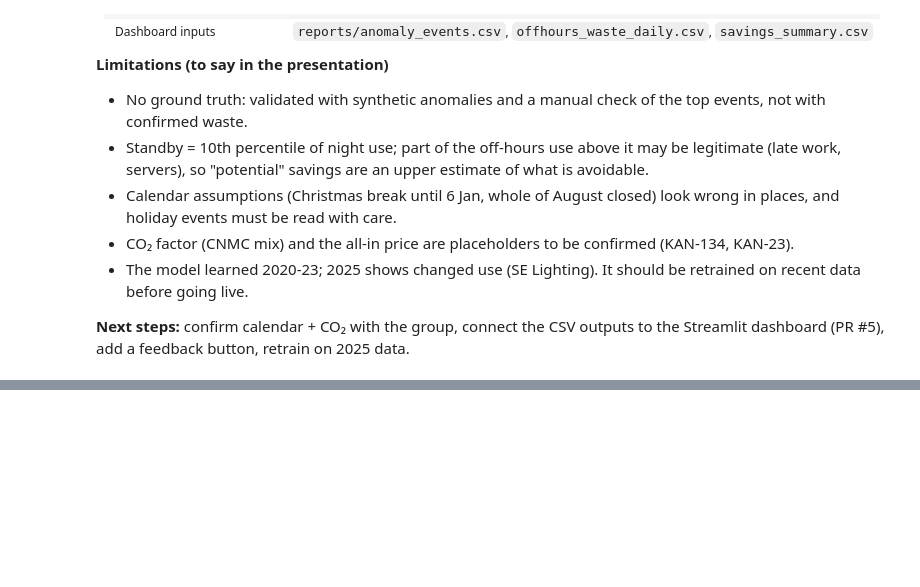
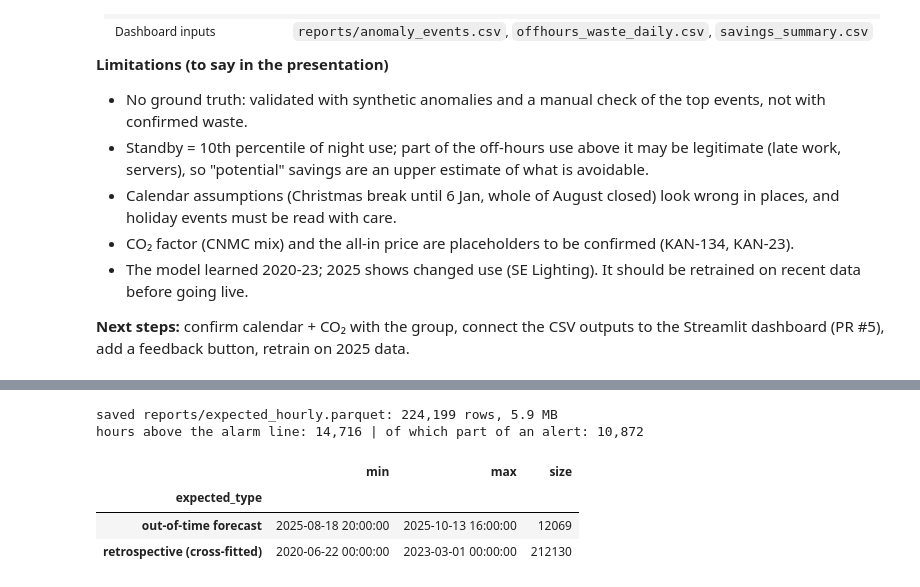
Before and after one commit to TBDA-Classes/2026G1, a Jupyter notebook: notebooks/03_anomalies_and_savings.ipynb, the cells around one changed output, grey strips where cells are left out. Saved outputs shown, nothing was run; the diff lists cells and outputs as text; code cells hidden in the pictures; blank space fills up the shorter version.

Commit message:
export use and alarm line per hour for the dashboard

```diff
--- a/notebooks/03_anomalies_and_savings.ipynb
+++ b/notebooks/03_anomalies_and_savings.ipynb
@@ -404,0 +422,33 @@ save(fig, "05_recent_event"); plt.show()
+# %%
+# Export for the dashboard: expected use + alarm line for every hour and focus circuit
+rows = []
+for c in FOCUS:
+    H, _ = detect(df, c, expected[c], P, k=K_FINAL[short(c)], describe=False, stats=STATS[c])
+    in_event = pd.Series(False, index=df.index)
+    in_event[events_fast(H, df["timestamp_local"], P)["row"].values] = True
+    rows.append(pd.DataFrame({
+        "timestamp_local": df["timestamp_local"],
+        "circuit": short(c),
+        "regime": df["Regime"],
+        "expected_type": np.where(df["Regime"] == "A", "retrospective (cross-fitted)", "out-of-time forecast"),
+        "actual_W": H["actual"],
+        "expected_W": H["expected"],
+        "threshold_W": H["threshold"],                      # margin ABOVE expected, not a level
+        "alarm_level_W": H["expected"] + H["threshold"],    # the alarm line to draw on a chart
+        "flag": H["flag_model"].fillna(False),              # this single hour is above the alarm line
+        "in_event": in_event,                               # hour belongs to an alert in anomaly_events.csv
+    }))
+export = pd.concat(rows, ignore_index=True)
+assert export["in_event"].sum() == events["hours"].sum(), "event hours must match anomaly_events.csv"
+out = REP / "expected_hourly.parquet"
+export.to_parquet(out, index=False)
+print(f"saved reports/expected_hourly.parquet: {len(export):,} rows, {out.stat().st_size / 1e6:.1f} MB")
+print(f"hours above the alarm line: {int(export['flag'].sum()):,} | of which part of an alert: {int(export['in_event'].sum()):,}")
+export.groupby("expected_type")["timestamp_local"].agg(["min", "max", "size"])
+# %% [output]
+saved reports/expected_hourly.parquet: 224,199 rows, 5.9 MB
+hours above the alarm line: 14,716 | of which part of an alert: 10,872
+|  | min | max | size |
+| expected_type |  |  |  |
+| out-of-time forecast | 2025-08-18 20:00:00 | 2025-10-13 16:00:00 | 12069 |
+| retrospective (cross-fitted) | 2020-06-22 00:00:00 | 2023-03-01 00:00:00 | 212130 |
```
Also changed, not shown: parts of 1 cell of this notebook, 1 other file.
